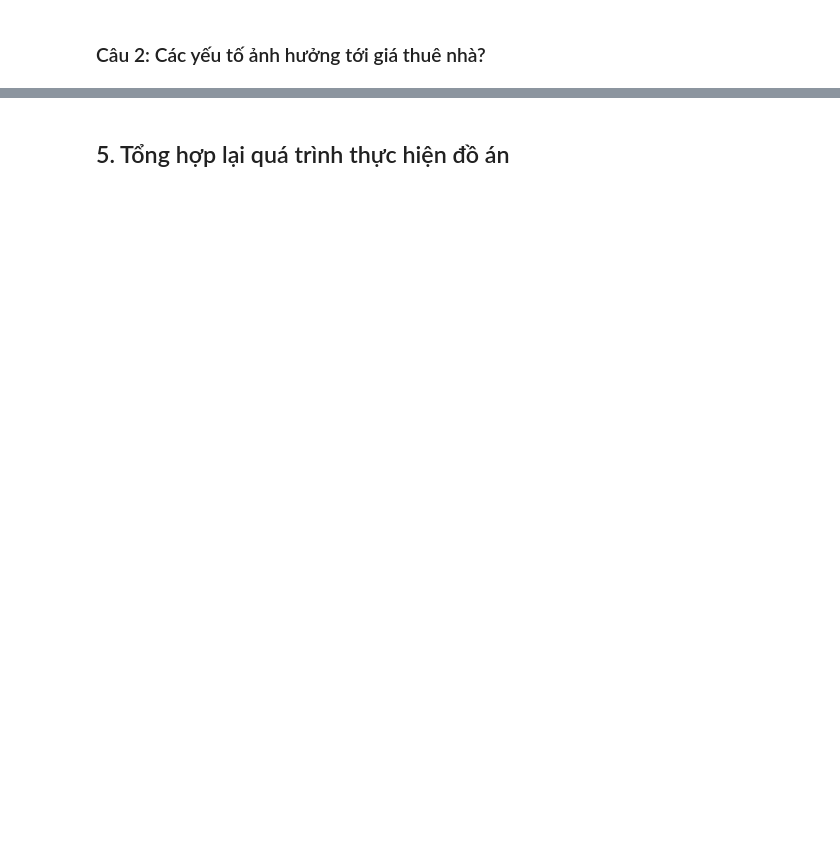
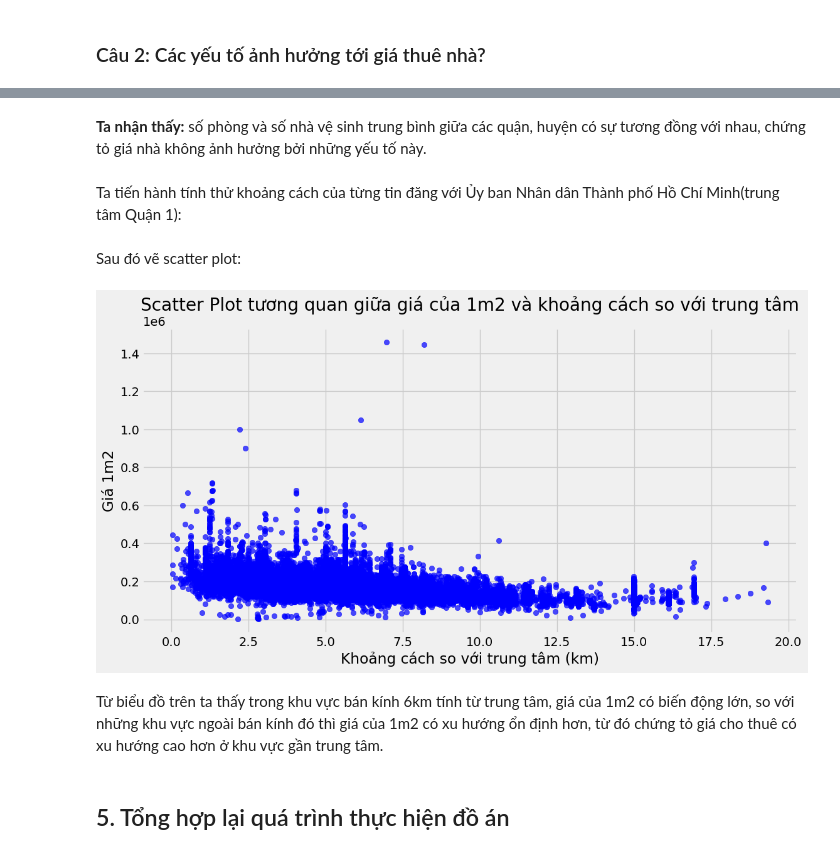
Before and after one commit to vanhung4499/p4ds, a Jupyter notebook: final.ipynb, the cells around one changed output, grey strips where cells are left out. Cells and saved outputs as stored; diff of their text form; code cells hidden in the pictures; blank space fills up the shorter version.

```diff
--- a/final.ipynb
+++ b/final.ipynb
@@ -428,2 +403,41 @@ plt.show()
+# %% [markdown]
+**Ta nhận thấy:** số phòng và số nhà vệ sinh trung bình giữa các quận, huyện có sự tương đồng với nhau, chứng tỏ giá nhà không ảnh hưởng bởi những yếu tố này.
+# %% [markdown]
+Ta tiến hành tính thử khoảng cách của từng tin đăng với Ủy ban Nhân dân Thành phố Hồ Chí Minh(trung tâm Quận 1):
+# %%
+from geopy.distance import geodesic
+
+df = apartment_df.copy()  # Create a copy to avoid modifying the original DataFrame
+
+# Coordinates of the central point
+lat_cen, long_cen = 10.776671078389885, 106.70139401141026
+
+# Function to calculate haversine distance
+def calculate_distance(row):
+    coords = (row['latitude'], row['longitude'])
+    return geodesic(coords, (lat_cen, long_cen)).km
+
+# Apply the function to create a new column 'distance' in the DataFrame
+df['distance'] = df.apply(calculate_distance, axis=1)
+
+# Sort the DataFrame based on distance
+df_sorted = df.sort_values(by='distance')
+
+# Display the sorted DataFrame
+result_df = df_sorted[['area_name', 'distance', 'price', 'size']].copy()
+result_df.loc[:, 'price_per_m2'] = result_df['price'] / result_df['size']
+# %% [markdown]
+Sau đó vẽ scatter plot:
+# %%
+plt.figure(figsize=(12, 6))
+plt.scatter(result_df['distance'], result_df['price_per_m2'], c='blue', alpha=0.7)
+plt.title('Scatter Plot tương quan giữa giá của 1m2 và khoảng cách so với trung tâm')
+plt.xlabel('Khoảng cách so với trung tâm (km)')
+plt.ylabel('Giá 1m2')
+plt.show()
+# %% [output]
+[figure, added]
+# %% [markdown]
+Từ biểu đồ trên ta thấy trong khu vực bán kính 6km tính từ trung tâm, giá của 1m2 có biến động lớn, so với những khu vực ngoài bán kính đó thì giá của 1m2 có xu hướng ổn định hơn, từ đó chứng tỏ giá cho thuê có xu hướng cao hơn ở khu vực gần trung tâm.
 # %% [markdown]
 ## 5. Tổng hợp lại quá trình thực hiện đồ án
```
Also changed, not shown: parts of 10 cells of this notebook.
